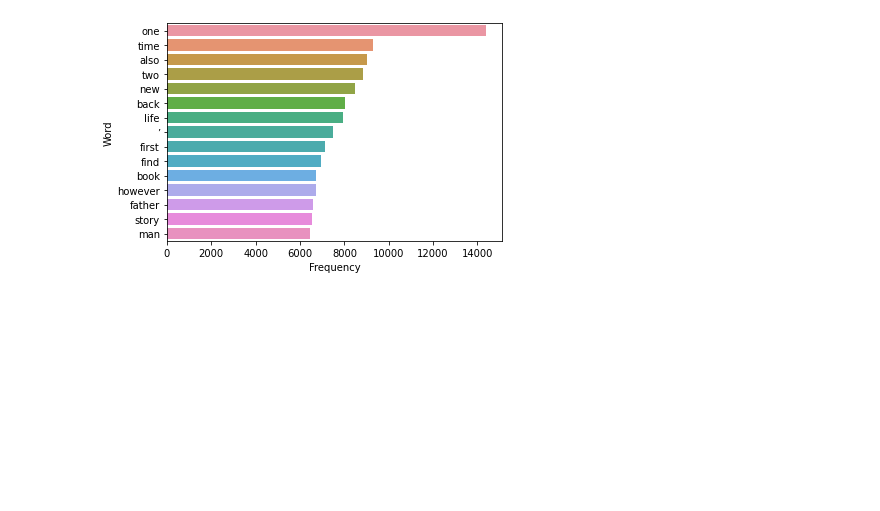
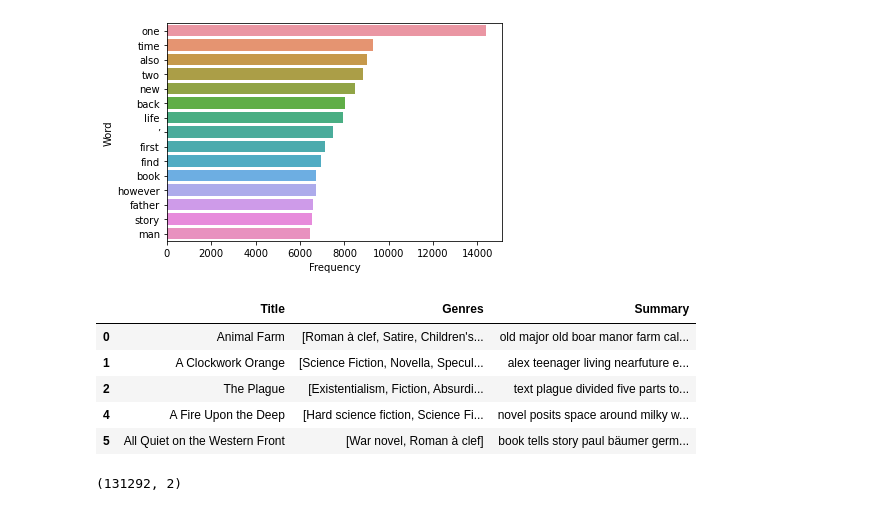
Before and after one commit to steven-lm/Genre-Classifier, a Jupyter notebook: notebook.ipynb, the cells around one changed output. Cells and saved outputs as stored; diff of their text form; code cells hidden in the pictures; blank space fills up the shorter version.

```diff
--- a/notebook.ipynb
+++ b/notebook.ipynb
@@ -211,3 +211,12 @@ ax.set(ylabel = 'Word')
 plt.show()
 # %% [output]
 [figure]
+# %%
+df.head()
+# %% [output]
+|  | Title | Genres | Summary |
+| 0 | Animal Farm | [Roman à clef, Satire, Children's... | old major old boar manor farm cal... |
+| 1 | A Clockwork Orange | [Science Fiction, Novella, Specul... | alex teenager living nearfuture e... |
+| 2 | The Plague | [Existentialism, Fiction, Absurdi... | text plague divided five parts to... |
+| 4 | A Fire Upon the Deep | [Hard science fiction, Science Fi... | novel posits space around milky w... |
+| 5 | All Quiet on the Western Front | [War novel, Roman à clef] | book tells story paul bäumer germ... |
@@ -213,0 +225,4 @@ plt.show()
+# %%
+new_word_freq.shape
+# %% [output]
+(131292, 2)
```
Also changed, not shown: parts of 10 cells of this notebook, 1 other file.
